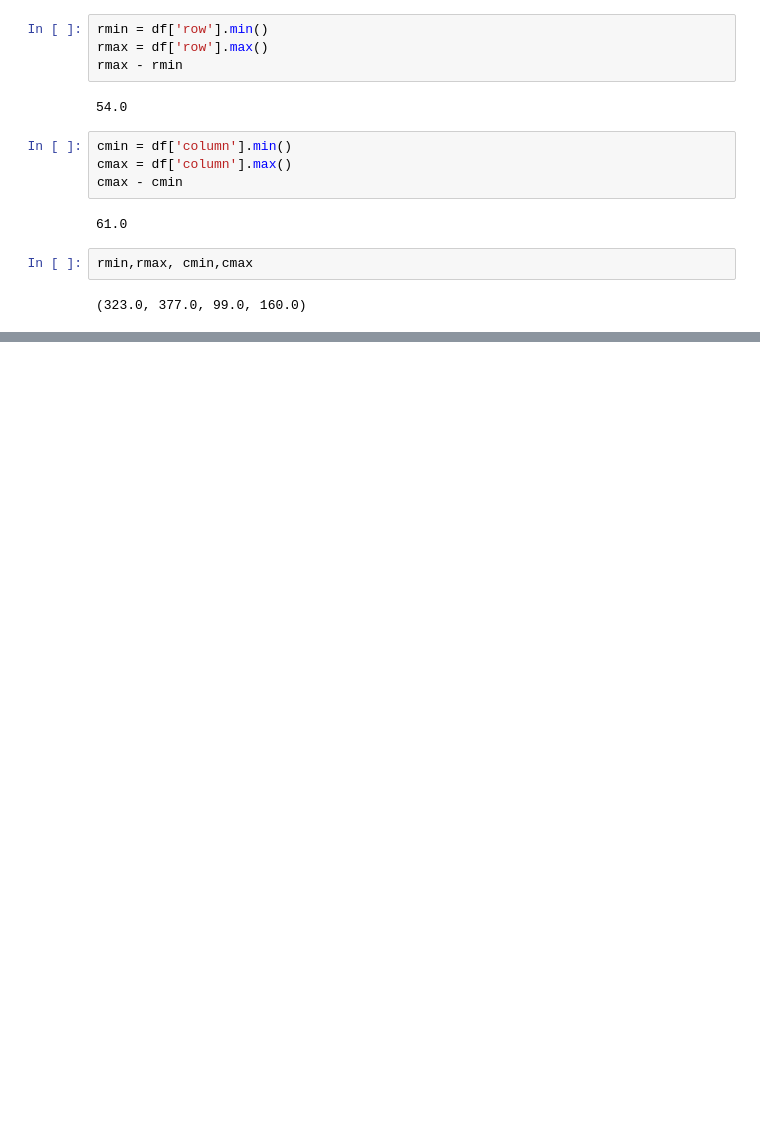
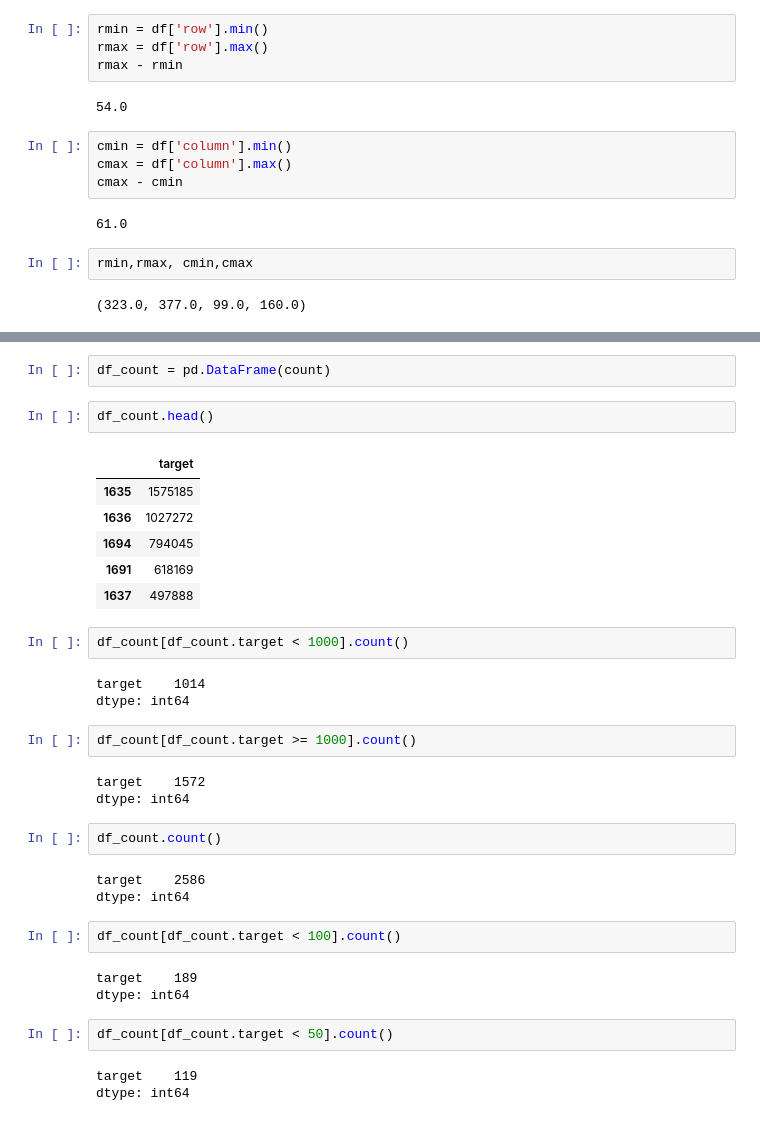
Before and after one commit to alod83/osiris, a Jupyter notebook: osiris2/preprocessing/Statistics.ipynb, the cells around one changed output, grey strips where cells are left out. Saved outputs shown, nothing was run; the diff lists cells and outputs as text; blank space fills up the shorter version.

```diff
--- a/osiris2/preprocessing/Statistics.ipynb
+++ b/osiris2/preprocessing/Statistics.ipynb
@@ -140,0 +183,36 @@ rmin,rmax, cmin,cmax
+# %%
+df_count = pd.DataFrame(count)
+# %%
+df_count.head()
+# %% [output]
+|  | target |
+| 1635 | 1575185 |
+| 1636 | 1027272 |
+| 1694 | 794045 |
+| 1691 | 618169 |
+| 1637 | 497888 |
+# %%
+df_count[df_count.target < 1000].count()
+# %% [output]
+target    1014
+dtype: int64
+# %%
+df_count[df_count.target >= 1000].count()
+# %% [output]
+target    1572
+dtype: int64
+# %%
+df_count.count()
+# %% [output]
+target    2586
+dtype: int64
+# %%
+df_count[df_count.target < 100].count()
+# %% [output]
+target    189
+dtype: int64
+# %%
+df_count[df_count.target < 50].count()
+# %% [output]
+target    119
+dtype: int64
```
Also changed, not shown: parts of 7 cells of this notebook, 5 other files.
